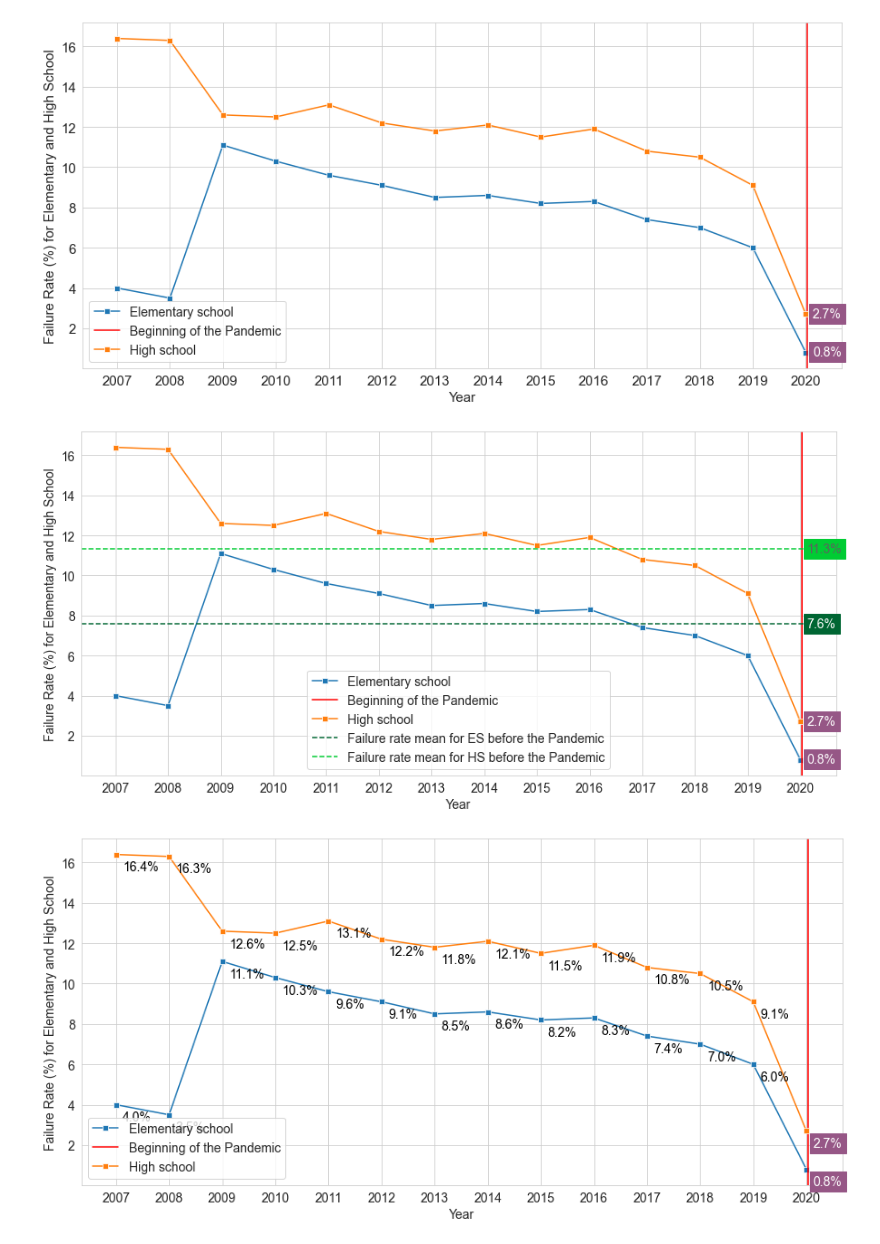
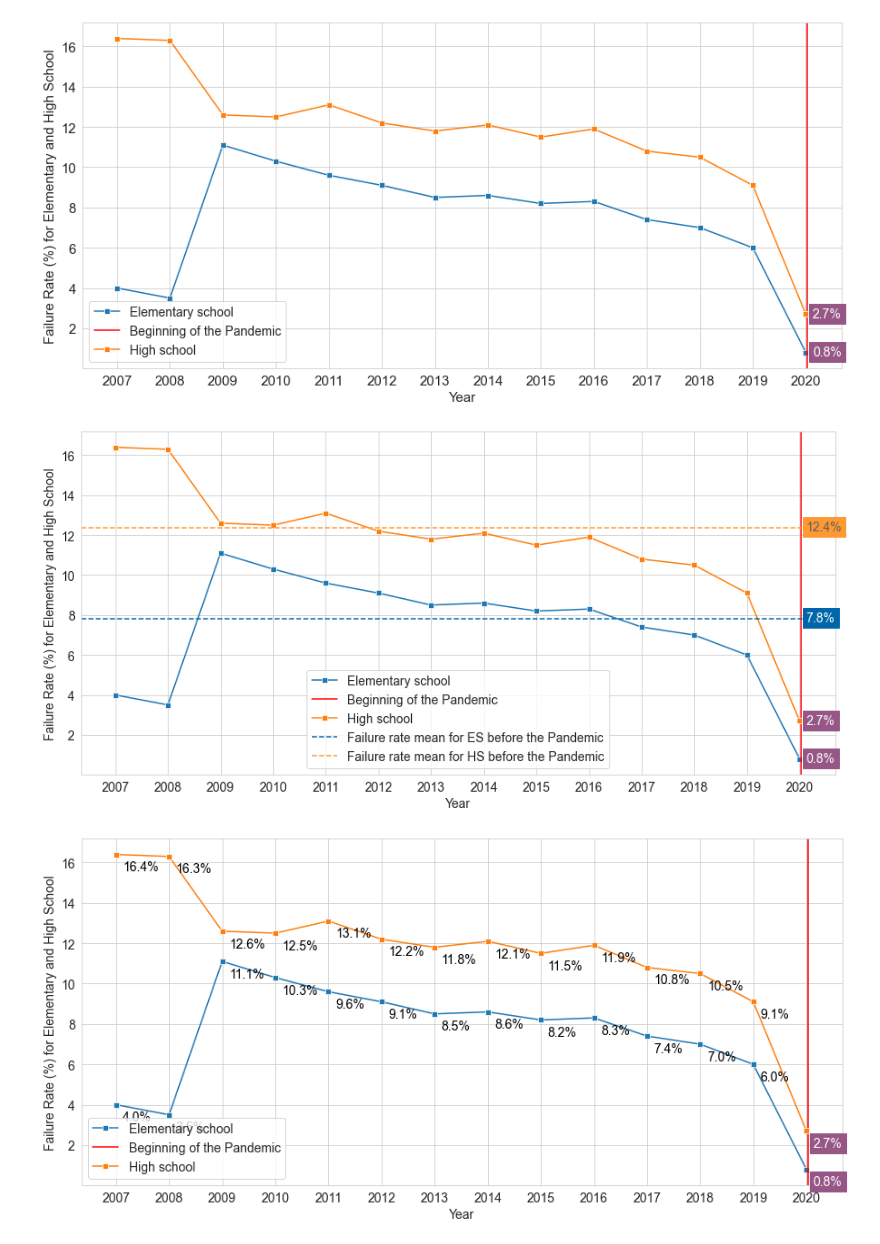
Before and after one commit to aianshay/covid-impacts-on-education, a Jupyter notebook: viz_rq1_rq2.ipynb, the cells around one changed output. Cells and saved outputs as stored; diff of their text form; code cells hidden in the pictures.

```diff
--- a/viz_rq1_rq2.ipynb
+++ b/viz_rq1_rq2.ipynb
@@ -495,6 +555,6 @@ plt.show()
 # %% [markdown]
 ### The mean Failure Rate (FR) for Elementary School (ES)
 # %%
-mean_FR_ES = fail_data[0:13]['R_EF_Total'].sum()/13
+mean_FR_ES = fail_data[1:14]['R_EF_Total'].sum()/13
 print(mean_FR_ES)
 # %% [output]
@@ -502,6 +562,6 @@ print(mean_FR_ES)
 # %% [markdown]
 ### The mean Failure Rate (FR) for High School (HS)
 # %%
-mean_FR_HS = fail_data[0:13]['RTotal - EM'].sum()/13
+mean_FR_HS = fail_data[1:14]['RTotal - EM'].sum()/13
 print(mean_FR_HS)
 # %% [output]
@@ -645,23 +705,23 @@ plt.show()
 # %%
 sns.set_style("whitegrid")
 plt.figure(figsize=(15,7))
 ax_es = sns.lineplot(data=fail_data, x='Ano', y='R_EF_Total', label="Elementary school",marker='s')
 ax_es.set(xticks=fail_data.Ano.values)
 plt.rcParams.update({'font.size': 13})
 plt.xlabel("Year")
 plt.ylabel("Failure Rate (%) for Elementary and High School")
 plt.axvline(x=2020.025, label="Beginning of the Pandemic", color="red", linestyle='-')
 plt.rcParams.update({'font.size': 14})
 ax_hs = sns.lineplot(data=fail_data, x='Ano', y='RTotal - EM', label="High school",marker='s')
 ax_hs.set(xticks=fail_data.Ano.values)
 plot_pandemic_value(fail_data, 'R_EF_Total')
 plot_pandemic_value(fail_data, 'RTotal - EM')
-plot_mean(fail_data, mean_FR_ES, 'Failure rate mean for ES before the Pandemic', 'white', '#006633')
-plot_mean(fail_data, mean_FR_HS, 'Failure rate mean for HS before the Pandemic', '#606060', '#00CC33')
+plot_mean(fail_data, mean_FR_ES, 'Failure rate mean for ES before the Pandemic', 'white', '#0066aa')
+plot_mean(fail_data, mean_FR_HS, 'Failure rate mean for HS before the Pandemic', '#606060', '#ff9933')
 plt.legend()
 plt.show()
 # %% [output]
-[figure, old version]
+[figure, new version]
 # %%
 sns.set_style("whitegrid")
 plt.figure(figsize=(15,7))
```
Also changed, not shown: parts of 20 cells of this notebook.
